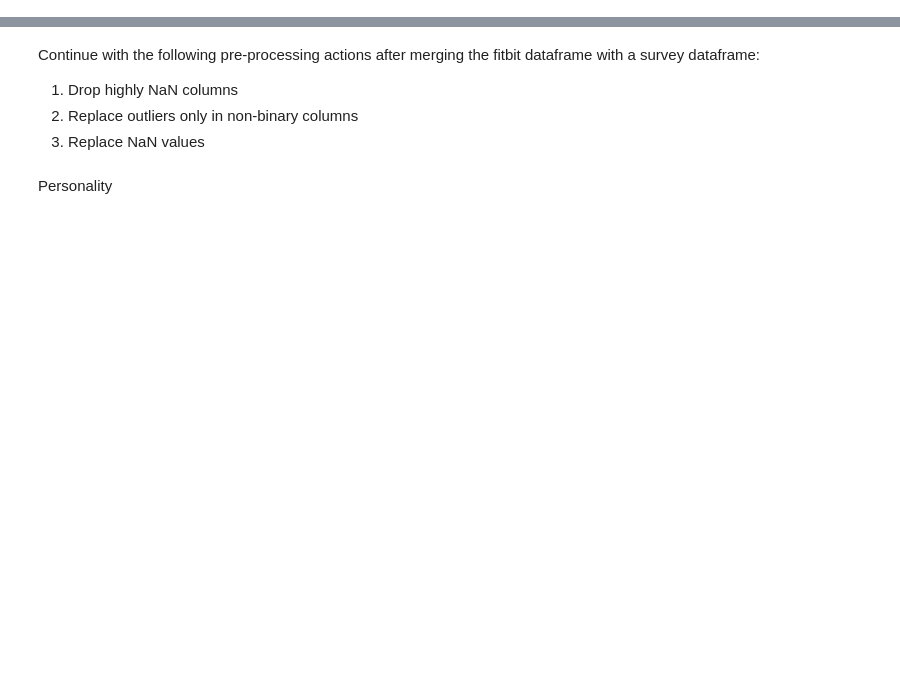
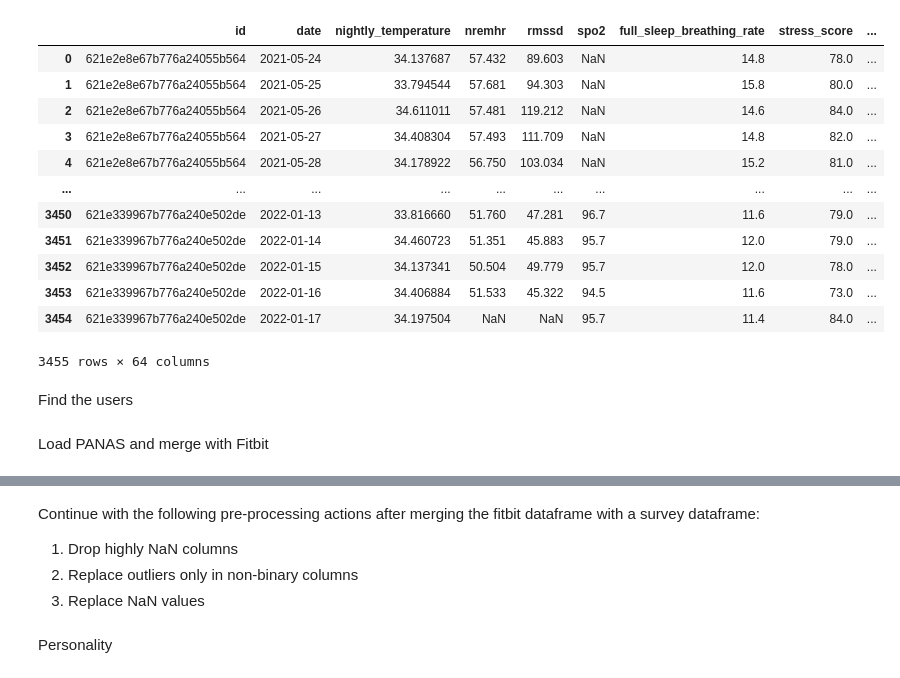
Before and after one commit to kcristinaa/RAIS-miniproject, a Jupyter notebook: surveys_preprocessing.ipynb, the cells around one changed output, grey strips where cells are left out. Cells and saved outputs as stored; diff of their text form; code cells hidden in the pictures; blank space fills up the shorter version.

```diff
--- a/surveys_preprocessing.ipynb
+++ b/surveys_preprocessing.ipynb
@@ -4,0 +57,17 @@ import preprocessing_functions
+# %%
+data = fitbit.merge(big5[['id', 'ipip_extraversion_category', 'ipip_agreeableness_category', 'ipip_conscientiousness_category', 'ipip_stability_category', 'ipip_intellect_category']], on=['id'])
+data
+# %% [output]
+|  | id | date | nightly_temperature | nremhr | rmssd | spo2 | full_sleep_breathing_rate | stress_score | ... |
+| 0 | 621e2e8e67b776a24055b564 | 2021-05-24 | 34.137687 | 57.432 | 89.603 | NaN | 14.8 | 78.0 | ... |
+| 1 | 621e2e8e67b776a24055b564 | 2021-05-25 | 33.794544 | 57.681 | 94.303 | NaN | 15.8 | 80.0 | ... |
+| 2 | 621e2e8e67b776a24055b564 | 2021-05-26 | 34.611011 | 57.481 | 119.212 | NaN | 14.6 | 84.0 | ... |
+| 3 | 621e2e8e67b776a24055b564 | 2021-05-27 | 34.408304 | 57.493 | 111.709 | NaN | 14.8 | 82.0 | ... |
+| 4 | 621e2e8e67b776a24055b564 | 2021-05-28 | 34.178922 | 56.750 | 103.034 | NaN | 15.2 | 81.0 | ... |
+| ... | ... | ... | ... | ... | ... | ... | ... | ... | ... |
+| 3450 | 621e339967b776a240e502de | 2022-01-13 | 33.816660 | 51.760 | 47.281 | 96.7 | 11.6 | 79.0 | ... |
+| 3451 | 621e339967b776a240e502de | 2022-01-14 | 34.460723 | 51.351 | 45.883 | 95.7 | 12.0 | 79.0 | ... |
+| 3452 | 621e339967b776a240e502de | 2022-01-15 | 34.137341 | 50.504 | 49.779 | 95.7 | 12.0 | 78.0 | ... |
+| 3453 | 621e339967b776a240e502de | 2022-01-16 | 34.406884 | 51.533 | 45.322 | 94.5 | 11.6 | 73.0 | ... |
+| 3454 | 621e339967b776a240e502de | 2022-01-17 | 34.197504 | NaN | NaN | 95.7 | 11.4 | 84.0 | ... |
+3455 rows × 64 columns
@@ -4,0 +78,2 @@ import preprocessing_functions
+# %% [markdown]
+Find the users
@@ -4,0 +82,2 @@ import preprocessing_functions
+# %% [markdown]
+Load PANAS and merge with Fitbit
```
Also changed, not shown: parts of 26 cells of this notebook, 7 other files.
